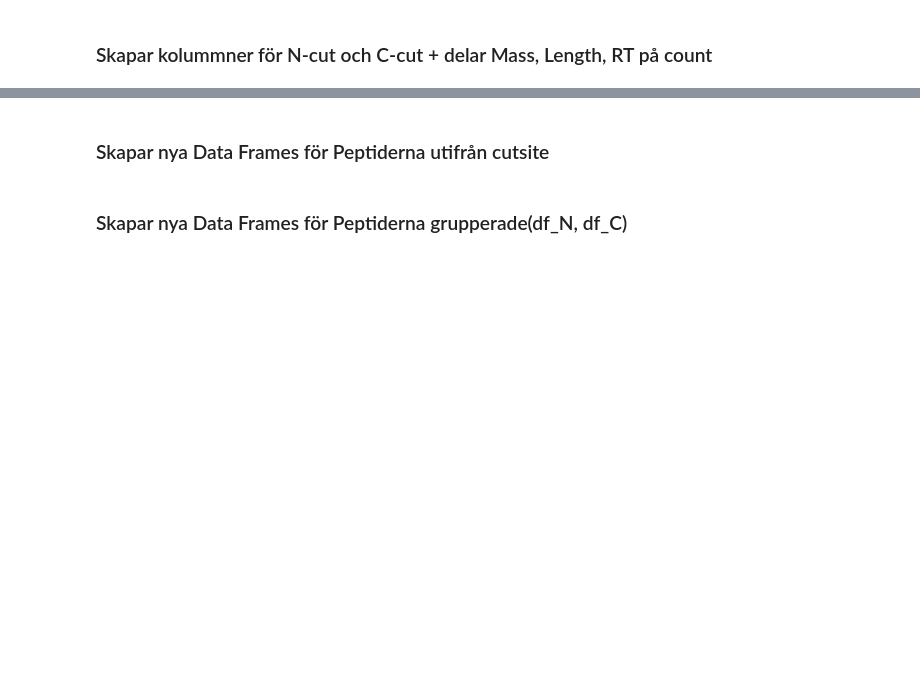
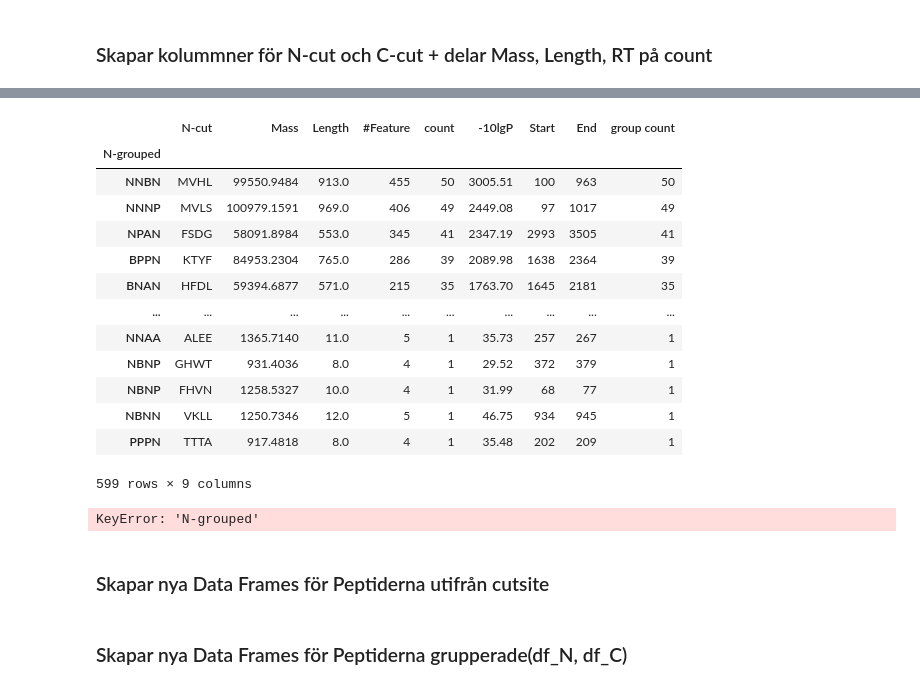
Before and after one commit to karlwallblom/peptidomic_py, a Jupyter notebook: analys ver1.ipynb, the cells around one changed output, grey strips where cells are left out. Saved outputs shown, nothing was run; the diff lists cells and outputs as text; code cells hidden in the pictures; blank space fills up the shorter version.

```diff
--- a/analys ver1.ipynb
+++ b/analys ver1.ipynb
@@ -117,3 +204,33 @@ df = df.sort_values(['count','#Feature'], ascending=False)
+# %%
+df_grN = pd.DataFrame()
+df_grN=df
+df_grN['group count']=1
+df_grN = df_grN.groupby(['N-grouped','N-cut']).sum()
+df_grN.reset_index('N-cut', inplace=True)
+df_grN = df_grN.sort_values(by=['count'], ascending=False)
+
+df_grN
+# %% [output]
+|  | N-cut | Mass | Length | #Feature | count | -10lgP | Start | End | group count |
+| N-grouped |  |  |  |  |  |  |  |  |  |
+| NNBN | MVHL | 99550.9484 | 913.0 | 455 | 50 | 3005.51 | 100 | 963 | 50 |
+| NNNP | MVLS | 100979.1591 | 969.0 | 406 | 49 | 2449.08 | 97 | 1017 | 49 |
+| NPAN | FSDG | 58091.8984 | 553.0 | 345 | 41 | 2347.19 | 2993 | 3505 | 41 |
+| BPPN | KTYF | 84953.2304 | 765.0 | 286 | 39 | 2089.98 | 1638 | 2364 | 39 |
+| BNAN | HFDL | 59394.6877 | 571.0 | 215 | 35 | 1763.70 | 1645 | 2181 | 35 |
+| ... | ... | ... | ... | ... | ... | ... | ... | ... | ... |
+| NNAA | ALEE | 1365.7140 | 11.0 | 5 | 1 | 35.73 | 257 | 267 | 1 |
+| NBNP | GHWT | 931.4036 | 8.0 | 4 | 1 | 29.52 | 372 | 379 | 1 |
+| NBNP | FHVN | 1258.5327 | 10.0 | 4 | 1 | 31.99 | 68 | 77 | 1 |
+| NBNN | VKLL | 1250.7346 | 12.0 | 5 | 1 | 46.75 | 934 | 945 | 1 |
+| PPPN | TTTA | 917.4818 | 8.0 | 4 | 1 | 35.48 | 202 | 209 | 1 |
+599 rows × 9 columns
+# %%
+g = df
+g = g.loc([df_grN['N-grouped']])
+g
+# %% [output]
+KeyError: 'N-grouped'
 # %% [markdown]
 ### Skapar nya Data Frames för Peptiderna utifrån cutsite
 # %%
```
Also changed, not shown: parts of 7 cells of this notebook.
